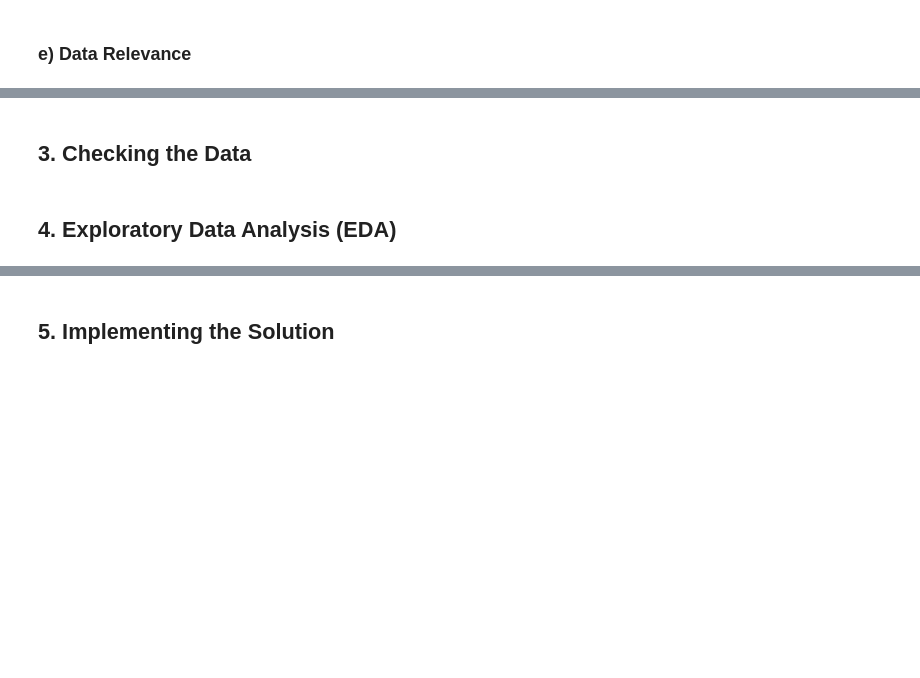
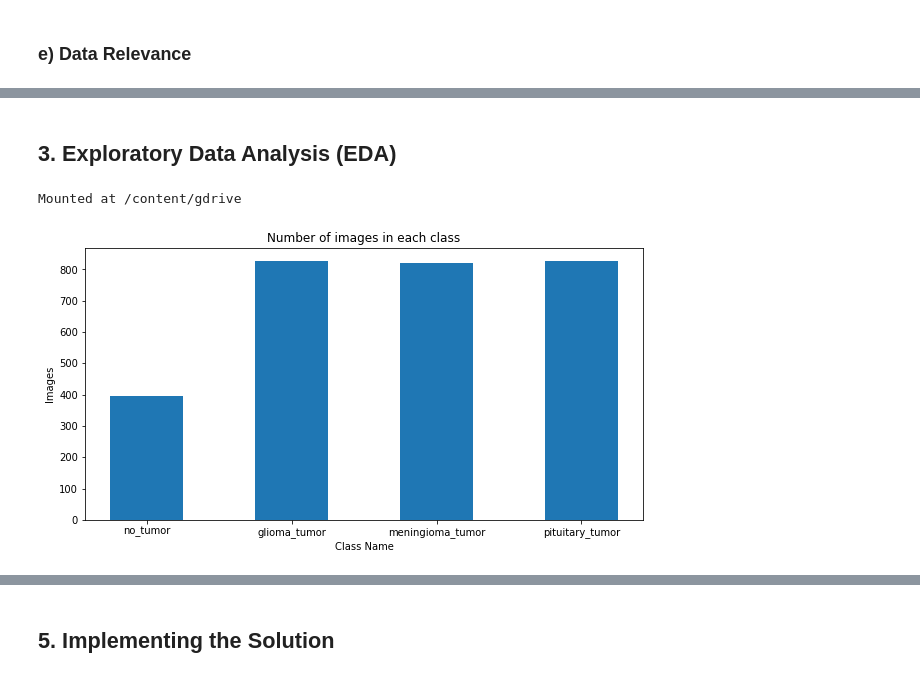
Before and after one commit to CHRISTOROMO/BRAIN-TUMOR-DETECTION-USING-NEURAL-NETWORK, a Jupyter notebook: Brain_Tumor_Classsification.ipynb, the cells around one changed output, grey strips where cells are left out. Cells and saved outputs as stored; diff of their text form; code cells hidden in the pictures; blank space fills up the shorter version.

```diff
--- a/Brain_Tumor_Classsification.ipynb
+++ b/Brain_Tumor_Classsification.ipynb
@@ -48,4 +72,8 @@ We shall assume the data is accurate
 # %% [markdown]
-## 3. Checking the Data
+## 3. Exploratory Data Analysis (EDA)
-# %% [markdown]
-## 4. Exploratory Data Analysis (EDA)
+# %%
+# Mounting Google Drive
+from google.colab import drive
+drive.mount('/content/gdrive')
+# %% [output]
+Mounted at /content/gdrive
@@ -51,0 +82,15 @@ We shall assume the data is accurate
+# %%
+train_dir = "/content/gdrive/MyDrive/Core/Machine Learning/Project/Datasets/Training"
+number_classes = {'no_tumor': len(os.listdir("/content/gdrive/MyDrive/Core/Machine Learning/Project/Datasets/Training/no_tumor")),
+                  'glioma_tumor': len(os.listdir("/content/gdrive/MyDrive/Core/Machine Learning/Project/Datasets/Training/glioma_tumor")),
+                  'meningioma_tumor': len(os.listdir("/content/gdrive/MyDrive/Core/Machine Learning/Project/Datasets/Training/meningioma_tumor")),
+                  'pituitary_tumor': len(os.listdir("/content/gdrive/MyDrive/Core/Machine Learning/Project/Datasets/Training/pituitary_tumor"))}
+# %%
+fig, ax = plt.subplots(figsize=(10, 5))
+
+plt.bar(number_classes.keys(), number_classes.values(), width = .5);
+plt.title("Number of images in each class");
+plt.xlabel('Class Name');
+plt.ylabel('Images');
+# %% [output]
+[figure, added]
```
Also changed, not shown: parts of 74 cells of this notebook.
